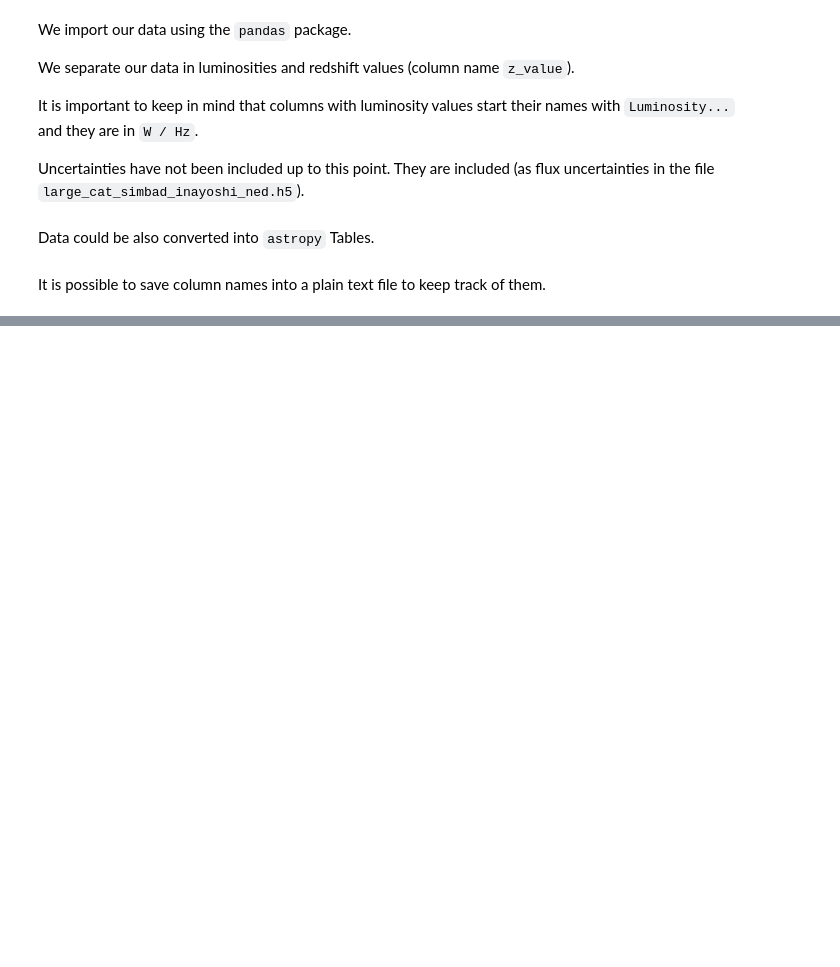
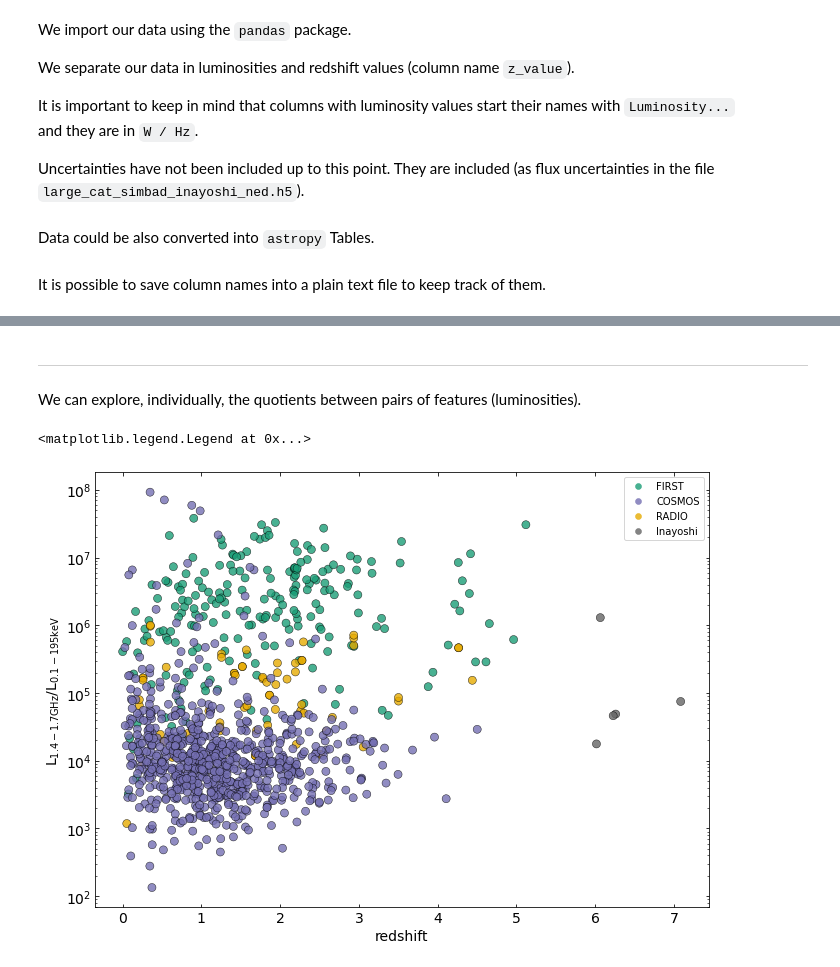
Before and after one commit to racarvajal/work_notes, a Jupyter notebook: Combine_features_cat.ipynb, the cells around one changed output, grey strips where cells are left out. Saved outputs shown, nothing was run; the diff lists cells and outputs as text; code cells hidden in the pictures; blank space fills up the shorter version.

```diff
--- a/Combine_features_cat.ipynb
+++ b/Combine_features_cat.ipynb
@@ -126,8 +140,9 @@ and they are in `W / Hz`.
 
 Uncertainties have not been included up to this point. They are included (as flux uncertainties in the file `large_cat_simbad_inayoshi_ned.h5`).
 # %%
-large_catalog_df = pd.read_hdf(cat_path + 'large_cat_lums_z_clean.h5', 'df').drop('z_val', inplace=True, axis='columns')
-reshift_df       = pd.read_hdf(cat_path + 'large_cat_lums_z_clean.h5', 'df', columns=['z_val'])
+large_catalog_df = pd.read_hdf(cat_path + 'large_cat_lums_z_clean_jun2020.h5', 'df').drop(columns=['z_val', 'origin'])
+redshift_df      = pd.read_hdf(cat_path + 'large_cat_lums_z_clean_jun2020.h5', 'df')['z_val']
+origin_df        = pd.read_hdf(cat_path + 'large_cat_lums_z_clean_jun2020.h5', 'df')['origin']  # 0:SDSS+FIRST, 1:COSMOS, 2:RADIO, 3:Inayoshi
 # %% [markdown]
 Data could be also converted into `astropy` Tables.
 # %%
@@ -138,0 +159,2 @@ It is possible to save column names into a plain text file to keep track of them
+# %%
+large_catalog_df[large_catalog_df == -99.0] = None
@@ -138,0 +175,37 @@ It is possible to save column names into a plain text file to keep track of them
+# %% [markdown]
+---
+# %% [markdown]
+We can explore, individually, the quotients between pairs of features (luminosities).
+# %%
+col_a         = 'Luminosity 1.4-1.7 GHz'
+col_b         = 'Luminosity 0.1-195 keV'
+quot          = large_catalog_df[col_a] / large_catalog_df[col_b]
+filter_finite = np.isfinite(quot)
+# %%
+fig          = plt.figure(figsize=(11,8))
+ax1          = fig.add_subplot(111)
+
+# ax1.plot(redshift_df, quot, color=colors[0], alpha=0.75, marker='.', ls='')
+scatter_out  = ax1.scatter(redshift_df[filter_finite], quot[filter_finite], c=origin_df[filter_finite],\
+                           alpha=0.80, marker='o', s=65, cmap='Dark2', edgecolor='k', linewidths=0.5)
+
+col_a_label  = '\mathrm{L}_{\mathrm{' + col_a.replace('Luminosity ', '') + '}}'
+col_b_label  = '\mathrm{L}_{\mathrm{' + col_b.replace('Luminosity ', '') + '}}'
+
+axis_label   = f'${col_a_label} / {col_b_label}$'
+
+#ax1.set_xscale('log')
+ax1.set_yscale('log')
+# ax1.set_xlabel('$\mathrm{L}_{1.4 \mathrm{GHz}} [\mathrm{W/Hz}]$', size=14)
+ax1.set_xlabel('redshift', size=14)
+# ax1.set_ylabel('quotient', size=14)
+ax1.set_ylabel(axis_label, size=14)
+ax1.tick_params(which='both',top=True, right=True, direction='in')
+ax1.tick_params(axis='both', which='major', labelsize=14)
+
+# produce a legend with the unique colors from the scatter
+classes = ['FIRST', 'COSMOS', 'RADIO', 'Inayoshi']
+plt.legend(handles=scatter_out.legend_elements()[0], labels=classes)
+# %% [output]
+<matplotlib.legend.Legend at 0x...>
+[figure, added]
```
Also changed, not shown: parts of 8 cells of this notebook, 2 other files.
